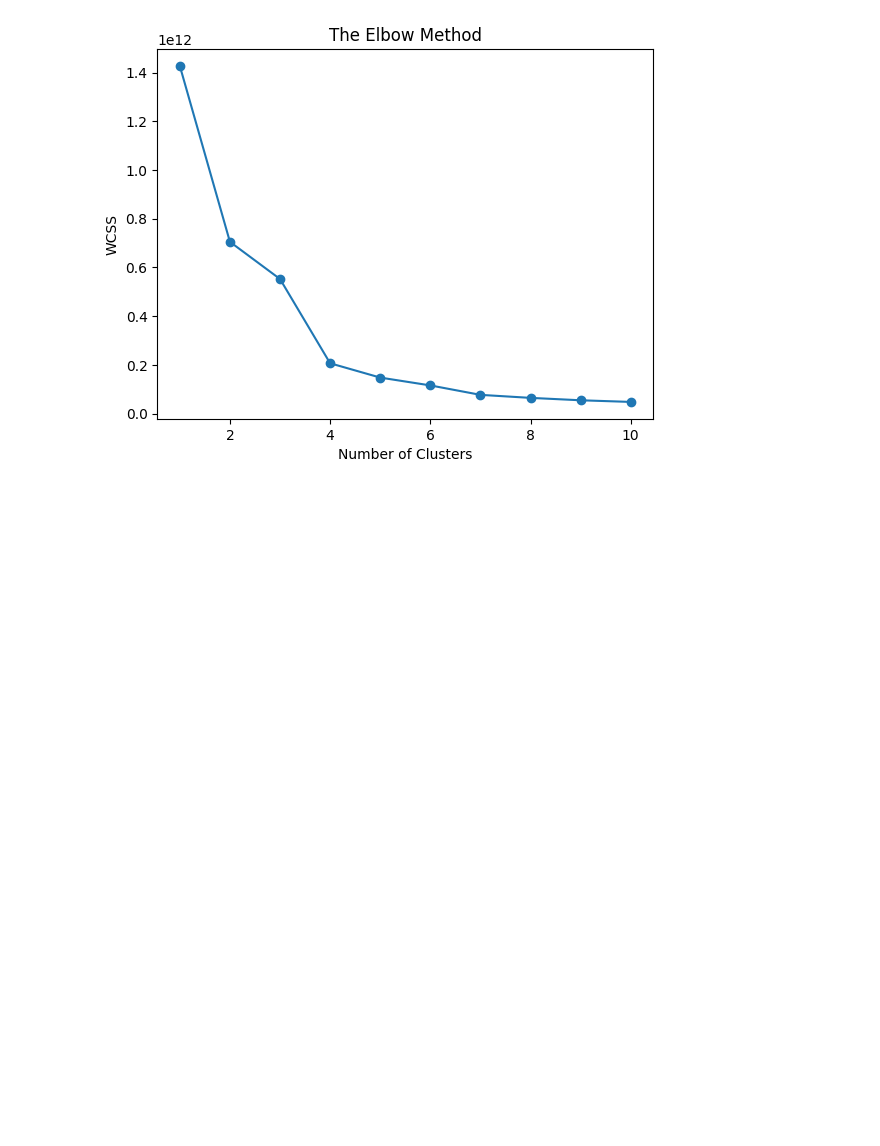
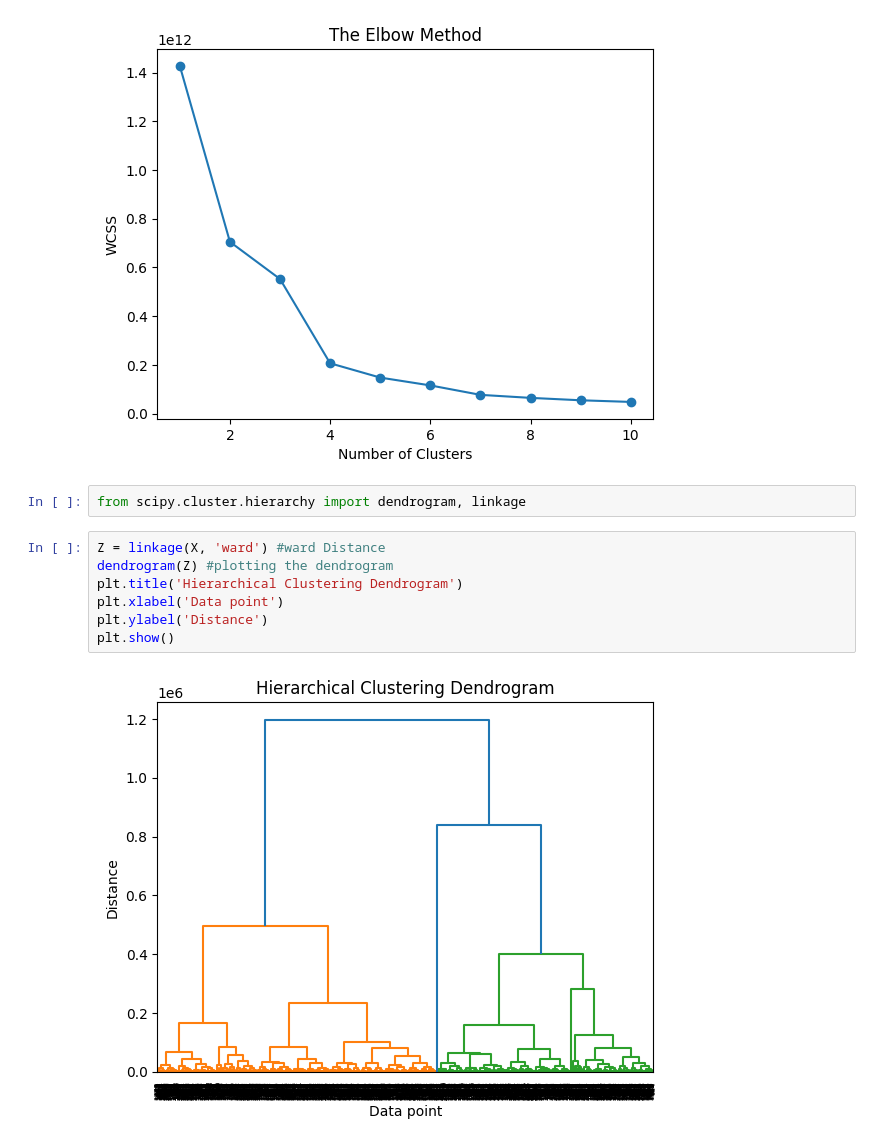
Before and after one commit to RohanMacherla/AI-DS, a Jupyter notebook: UnsupervisedML/marketing_campaign(k-mean).ipynb, the cells around one changed output. Saved outputs shown, nothing was run; the diff lists cells and outputs as text; blank space fills up the shorter version.

```diff
--- a/UnsupervisedML/marketing_campaign(k-mean).ipynb
+++ b/UnsupervisedML/marketing_campaign(k-mean).ipynb
@@ -136,3 +136,14 @@ plt.title('The Elbow Method')
 plt.show()
 # %% [output]
 [figure]
+# %%
+from scipy.cluster.hierarchy import dendrogram, linkage
+# %%
+Z = linkage(X, 'ward') #ward Distance
+dendrogram(Z) #plotting the dendrogram
+plt.title('Hierarchical Clustering Dendrogram')
+plt.xlabel('Data point')
+plt.ylabel('Distance')
+plt.show()
+# %% [output]
+[figure, added]
```
Also changed, not shown: 1 other file.
